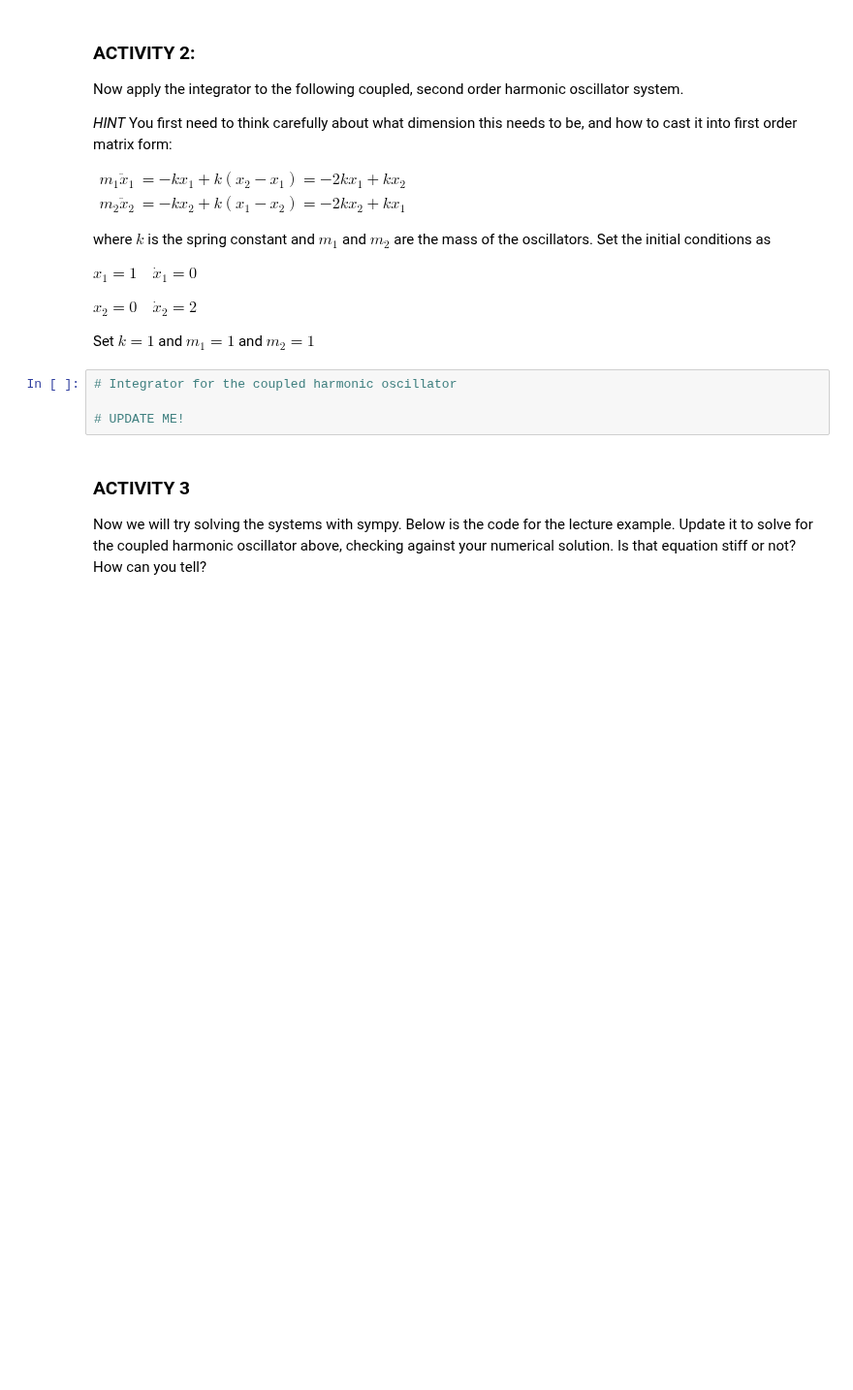
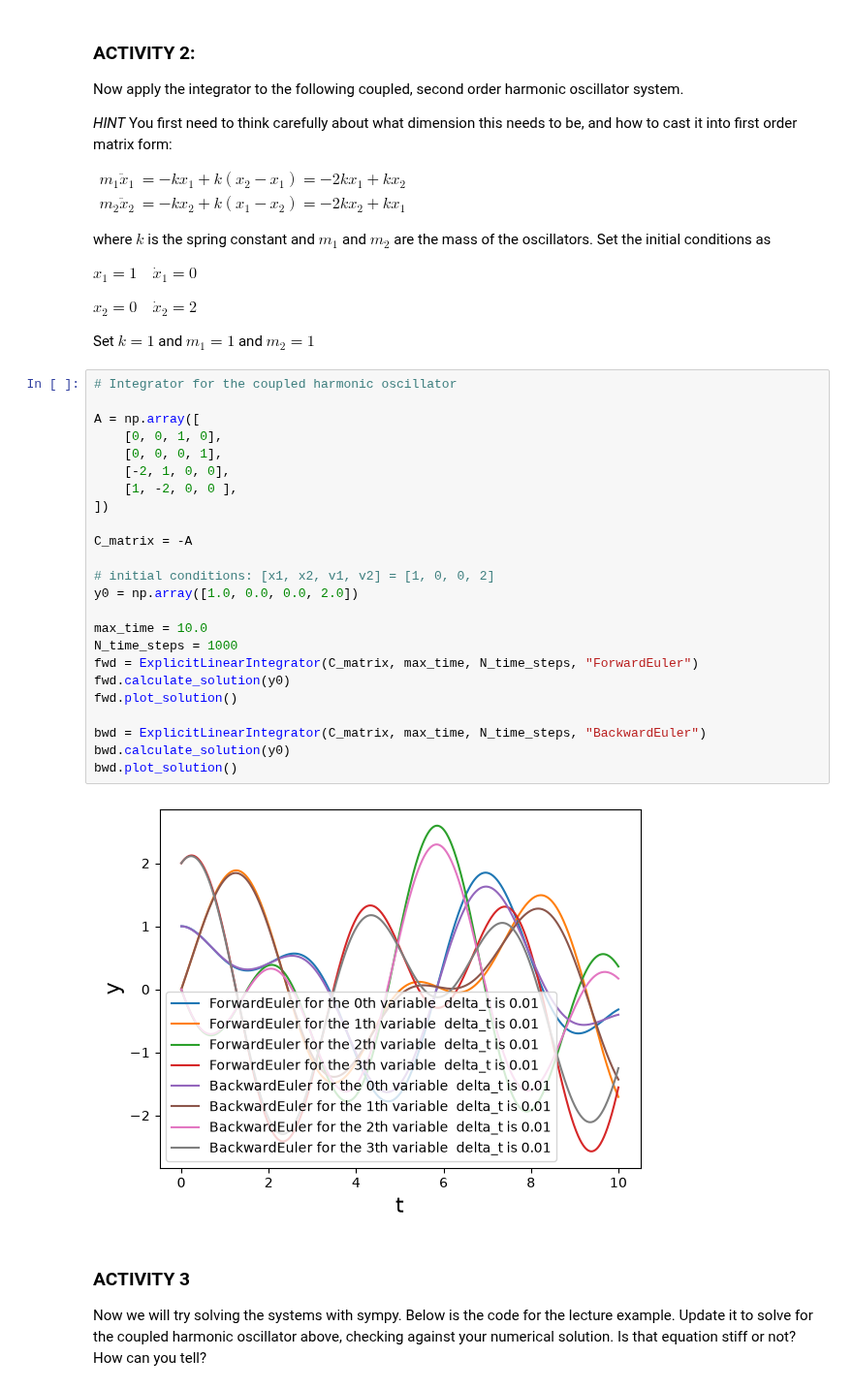
Before and after one commit to Hyphern/TopicsInSciComp, a Jupyter notebook: Notebooks/Week5_LabExercises.ipynb, the cells around one changed output. Shown at 97% size. Saved outputs shown, nothing was run; the diff lists cells and outputs as text; blank space fills up the shorter version.

```diff
--- a/Notebooks/Week5_LabExercises.ipynb
+++ b/Notebooks/Week5_LabExercises.ipynb
@@ -183,7 +200,29 @@ Set $k=1$ and $m_1 = 1$ and $m_2 = 1$
 # %%
 # Integrator for the coupled harmonic oscillator
 
-# UPDATE ME!
+A = np.array([
+    [0, 0, 1, 0],
+    [0, 0, 0, 1],
+    [-2, 1, 0, 0],
+    [1, -2, 0, 0 ],
+])
+
+C_matrix = -A
+
+# initial conditions: [x1, x2, v1, v2] = [1, 0, 0, 2]
+y0 = np.array([1.0, 0.0, 0.0, 2.0])
+
+max_time = 10.0
+N_time_steps = 1000
+fwd = ExplicitLinearIntegrator(C_matrix, max_time, N_time_steps, "ForwardEuler")
+fwd.calculate_solution(y0)
+fwd.plot_solution()
+
+bwd = ExplicitLinearIntegrator(C_matrix, max_time, N_time_steps, "BackwardEuler")
+bwd.calculate_solution(y0)
+bwd.plot_solution()
+# %% [output]
+[figure, added]
 # %% [markdown]
 ### ACTIVITY 3
 
```
Also changed, not shown: parts of 7 cells of this notebook.
